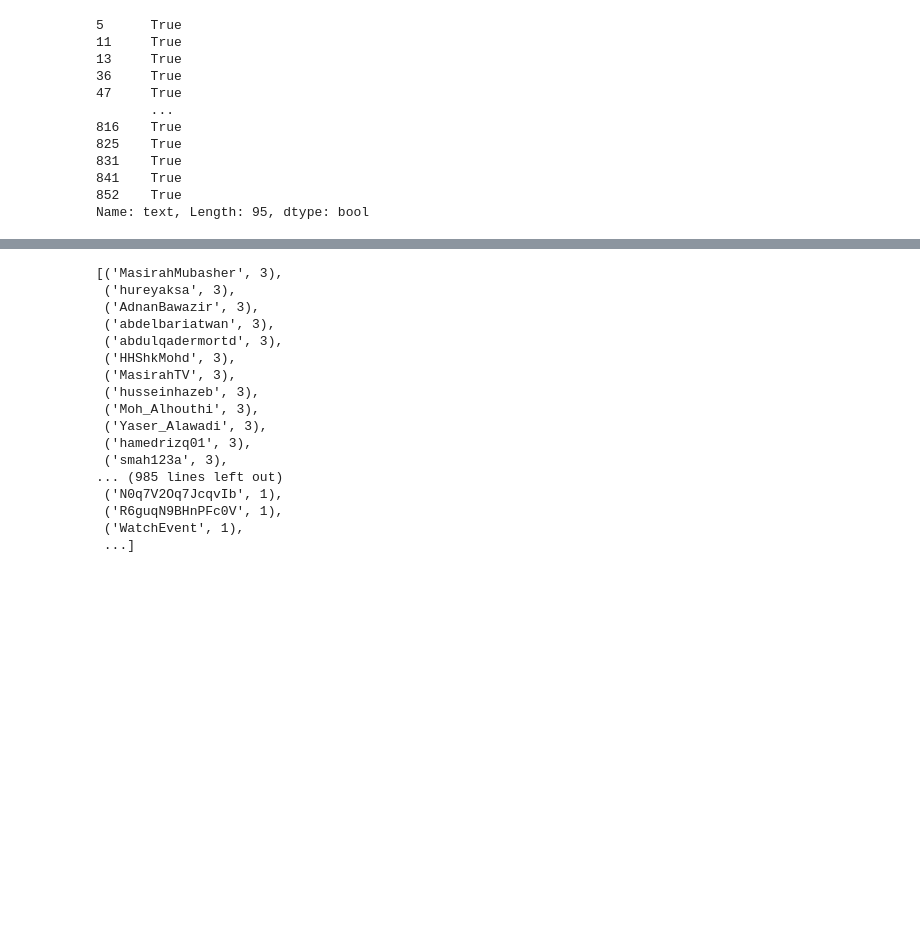
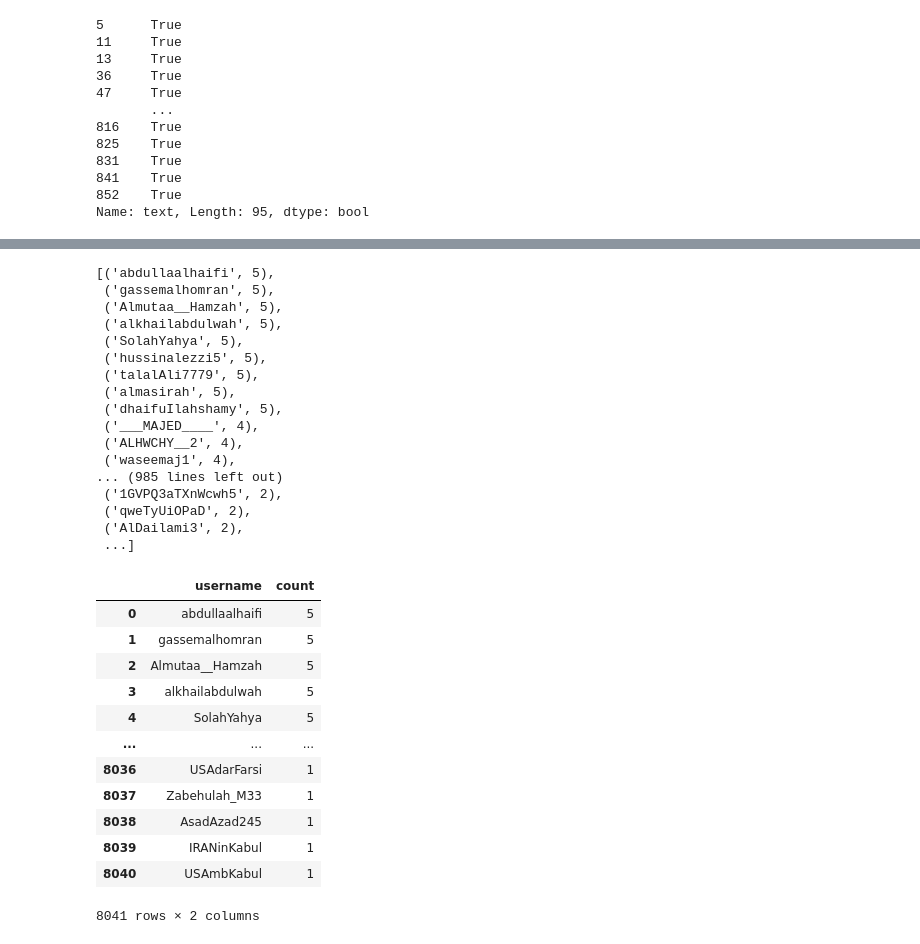
Before and after one commit to Danayal/Analyzing-Social-Media-Data-to-Detect-and-Map-Suspicious-Individuals, a Jupyter notebook: security.ipynb, the cells around one changed output, grey strips where cells are left out. Cells and saved outputs as stored; diff of their text form; code cells hidden in the pictures; blank space fills up the shorter version.

```diff
--- a/security.ipynb
+++ b/security.ipynb
@@ -172,0 +142,3 @@ usernamelist[0]
+# %%
+n = 15
+usrnamelst = df['usernameTweet'].value_counts()[:n].index.tolist()
@@ -242,7 +228,7 @@ def get_followings(username):
 # %%
 followings = {}
 following_list = []
-for person in users:
+for person in usrnamelst:
     print('#####\nStarting: ' + person + '\n#####')
     try:
         followings[person] = get_followings(person)
@@ -345,20 +331,40 @@ CRITICAL:root:twint.feed:Follow:IndexError
 # %%
 Counter(following_list).most_common()
 # %% [output]
-[('MasirahMubasher', 3),
- ('hureyaksa', 3),
- ('AdnanBawazir', 3),
- ('abdelbariatwan', 3),
- ('abdulqadermortd', 3),
- ('HHShkMohd', 3),
- ('MasirahTV', 3),
- ('husseinhazeb', 3),
- ('Moh_Alhouthi', 3),
- ('Yaser_Alawadi', 3),
- ('hamedrizq01', 3),
- ('smah123a', 3),
+[('abdullaalhaifi', 5),
+ ('gassemalhomran', 5),
+ ('Almutaa__Hamzah', 5),
+ ('alkhailabdulwah', 5),
+ ('SolahYahya', 5),
+ ('hussinalezzi5', 5),
+ ('talalAli7779', 5),
+ ('almasirah', 5),
+ ('dhaifuIlahshamy', 5),
+ ('___MAJED____', 4),
+ ('ALHWCHY__2', 4),
+ ('waseemaj1', 4),
 ... (985 lines left out)
- ('N0q7V2Oq7JcqvIb', 1),
- ('R6guqN9BHnPFc0V', 1),
- ('WatchEvent', 1),
+ ('1GVPQ3aTXnWcwh5', 2),
+ ('qweTyUiOPaD', 2),
+ ('AlDailami3', 2),
  ...]
+# %%
+lst2 = Counter(following_list).most_common()
+# %%
+df99 = pd.DataFrame(lst2, columns =["username", "count"])
+# %%
+df99
+# %% [output]
+|  | username | count |
+| 0 | abdullaalhaifi | 5 |
+| 1 | gassemalhomran | 5 |
+| 2 | Almutaa__Hamzah | 5 |
+| 3 | alkhailabdulwah | 5 |
+| 4 | SolahYahya | 5 |
+| ... | ... | ... |
+| 8036 | USAdarFarsi | 1 |
+| 8037 | Zabehulah_M33 | 1 |
+| 8038 | AsadAzad245 | 1 |
+| 8039 | IRANinKabul | 1 |
+| 8040 | USAmbKabul | 1 |
+8041 rows × 2 columns
```
Also changed, not shown: parts of 49 cells of this notebook.
